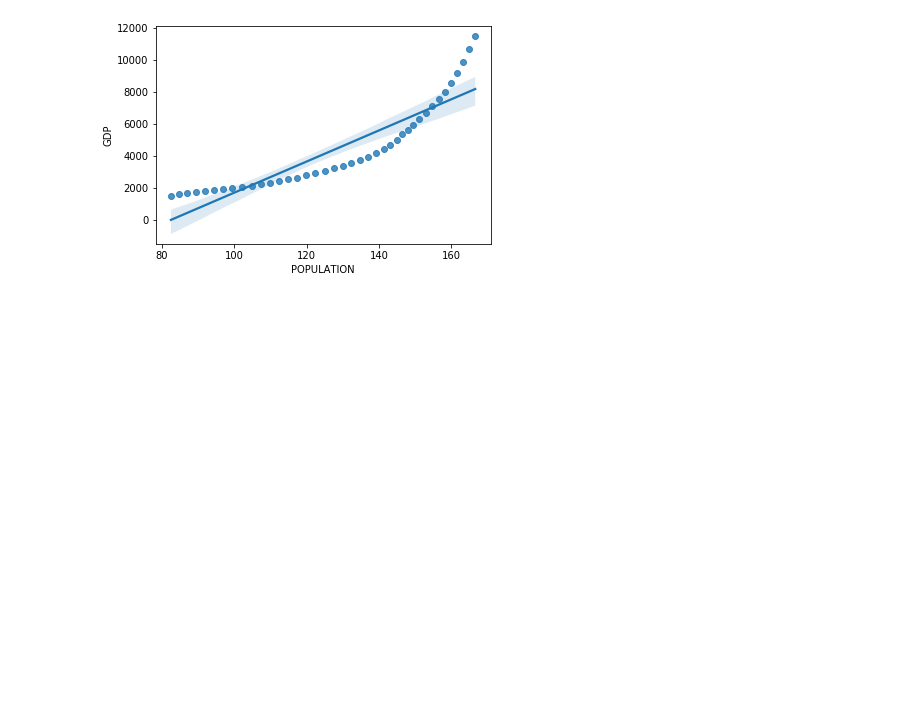
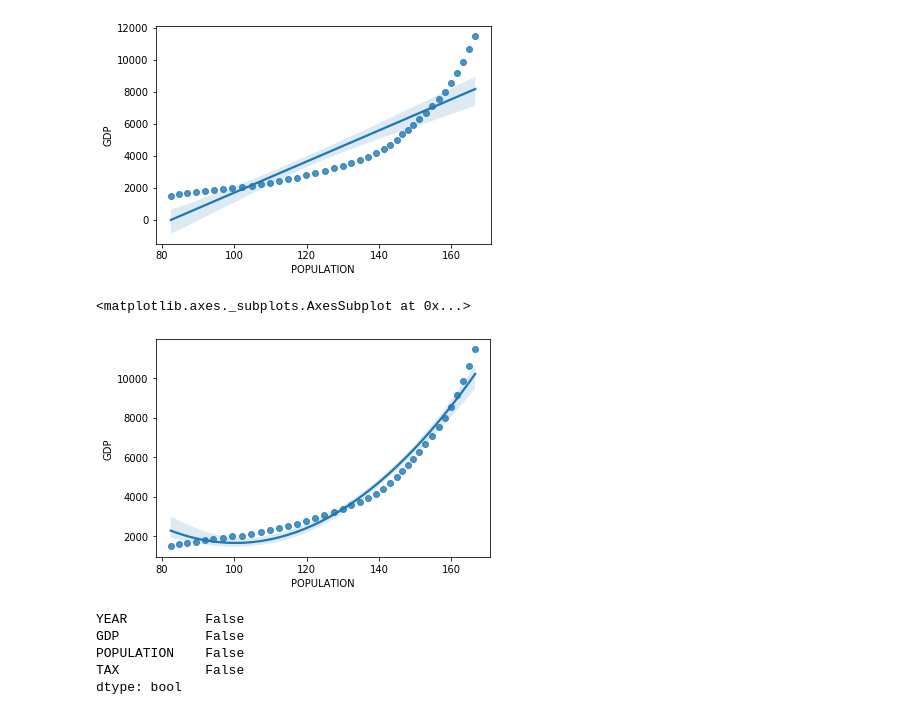
Before and after one commit to jinnatul/ml-Pro, a Jupyter notebook: Supervised-Learning/polynomialRegression.ipynb, the cells around one changed output. Drawn from its saved outputs; the diff is of its cells as text; code cells hidden in the pictures; blank space fills up the shorter version.

```diff
--- a/Supervised-Learning/polynomialRegression.ipynb
+++ b/Supervised-Learning/polynomialRegression.ipynb
@@ -24,3 +24,16 @@ sns.regplot(x=df.POPULATION, y=df.GDP)
 # %% [output]
 <matplotlib.axes._subplots.AxesSubplot at 0x...>
 [figure]
+# %%
+sns.regplot(x=df.POPULATION, y=df.GDP, data=df, order=2)
+# %% [output]
+<matplotlib.axes._subplots.AxesSubplot at 0x...>
+[figure, added]
+# %%
+df.isnull().any()
+# %% [output]
+YEAR          False
+GDP           False
+POPULATION    False
+TAX           False
+dtype: bool
```
Also changed, not shown: parts of 1 cell of this notebook.
